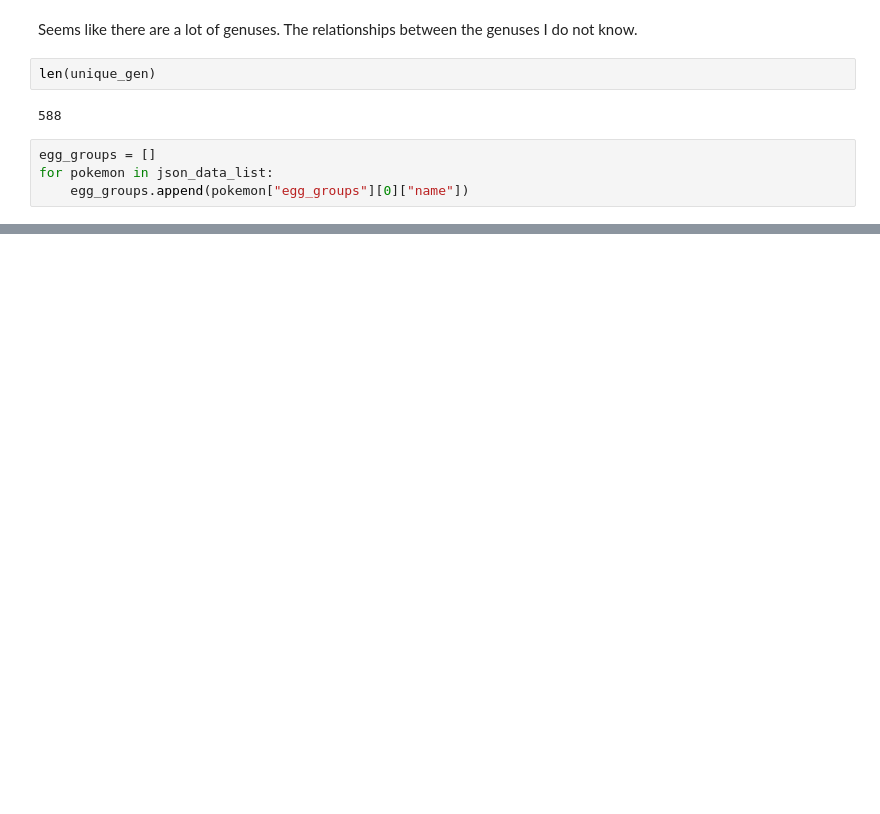
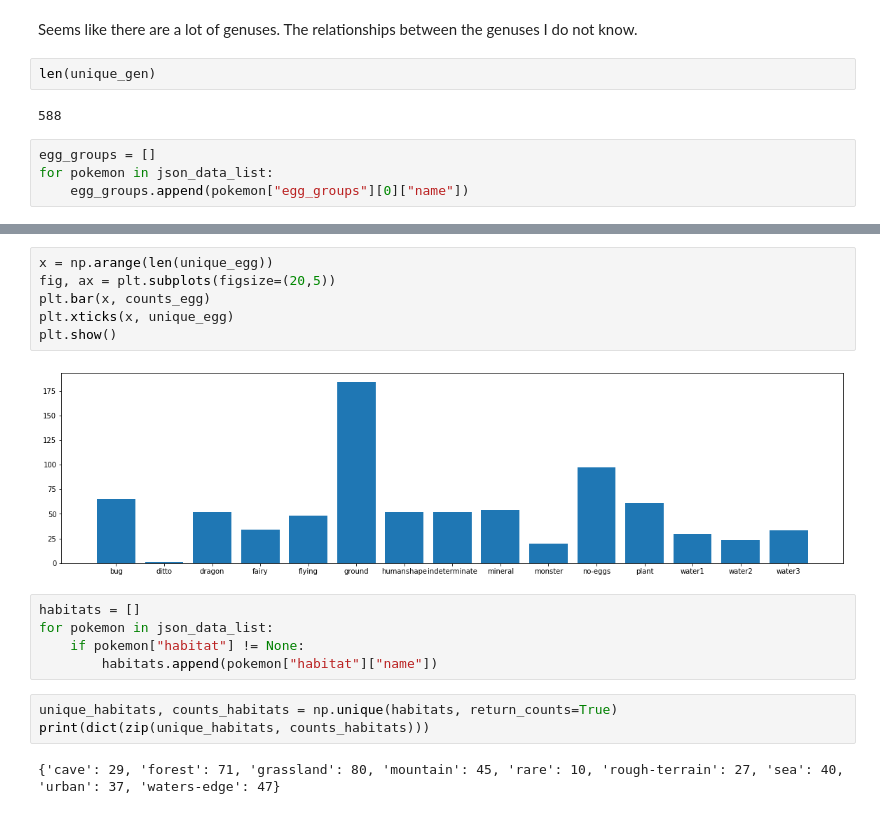
Before and after one commit to oddaspa/TDT4250-PokeDex, a Jupyter notebook: prestudy/python_retrival/PokeDex API.ipynb, the cells around one changed output, grey strips where cells are left out. Saved outputs shown, nothing was run; the diff lists cells and outputs as text; blank space fills up the shorter version.

```diff
--- a/prestudy/python_retrival/PokeDex API.ipynb
+++ b/prestudy/python_retrival/PokeDex API.ipynb
@@ -70,0 +79,18 @@ print(dict(zip(unique_egg, counts_egg)))
+# %%
+x = np.arange(len(unique_egg))
+fig, ax = plt.subplots(figsize=(20,5))
+plt.bar(x, counts_egg)
+plt.xticks(x, unique_egg)
+plt.show()
+# %% [output]
+[figure, added]
+# %%
+habitats = []
+for pokemon in json_data_list:
+    if pokemon["habitat"] != None:
+        habitats.append(pokemon["habitat"]["name"])
+# %%
+unique_habitats, counts_habitats = np.unique(habitats, return_counts=True)
+print(dict(zip(unique_habitats, counts_habitats)))
+# %% [output]
+{'cave': 29, 'forest': 71, 'grassland': 80, 'mountain': 45, 'rare': 10, 'rough-terrain': 27, 'sea': 40, 'urban': 37, 'waters-edge': 47}
```
Also changed, not shown: parts of 6 cells of this notebook, 1 other file.
